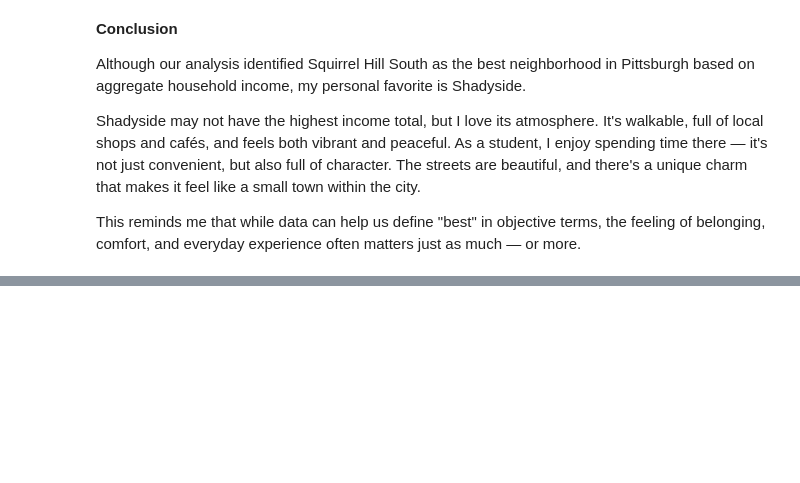
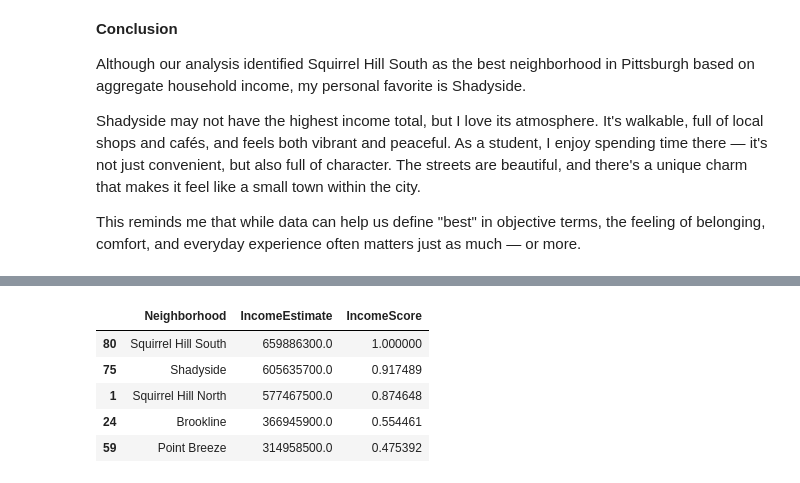
Before and after one commit to Keneth666/CMPINF-Final-Group8, a Jupyter notebook: hongyuliu_final.ipynb, the cells around one changed output, grey strips where cells are left out. Saved outputs shown, nothing was run; the diff lists cells and outputs as text; code cells hidden in the pictures; blank space fills up the shorter version.

```diff
--- a/hongyuliu_final.ipynb
+++ b/hongyuliu_final.ipynb
@@ -178,0 +202,4 @@ This reminds me that while data can help us define "best" in objective terms, th
+# %%
+income_score = merged[["Neighborhood", "IncomeEstimate"]].copy()
+income_score = income_score.sort_values("IncomeEstimate", ascending=False)
+income_score.head()
@@ -178,0 +213,15 @@ This reminds me that while data can help us define "best" in objective terms, th
+# %%
+from sklearn.preprocessing import MinMaxScaler
+
+scaler = MinMaxScaler()
+
+# Create the scaled score column
+income_score["IncomeScore"] = scaler.fit_transform(income_score[["IncomeEstimate"]])
+income_score.head()
+# %% [output]
+|  | Neighborhood | IncomeEstimate | IncomeScore |
+| 80 | Squirrel Hill South | 659886300.0 | 1.000000 |
+| 75 | Shadyside | 605635700.0 | 0.917489 |
+| 1 | Squirrel Hill North | 577467500.0 | 0.874648 |
+| 24 | Brookline | 366945900.0 | 0.554461 |
+| 59 | Point Breeze | 314958500.0 | 0.475392 |
```
Also changed, not shown: parts of 7 cells of this notebook, 9 other files.
